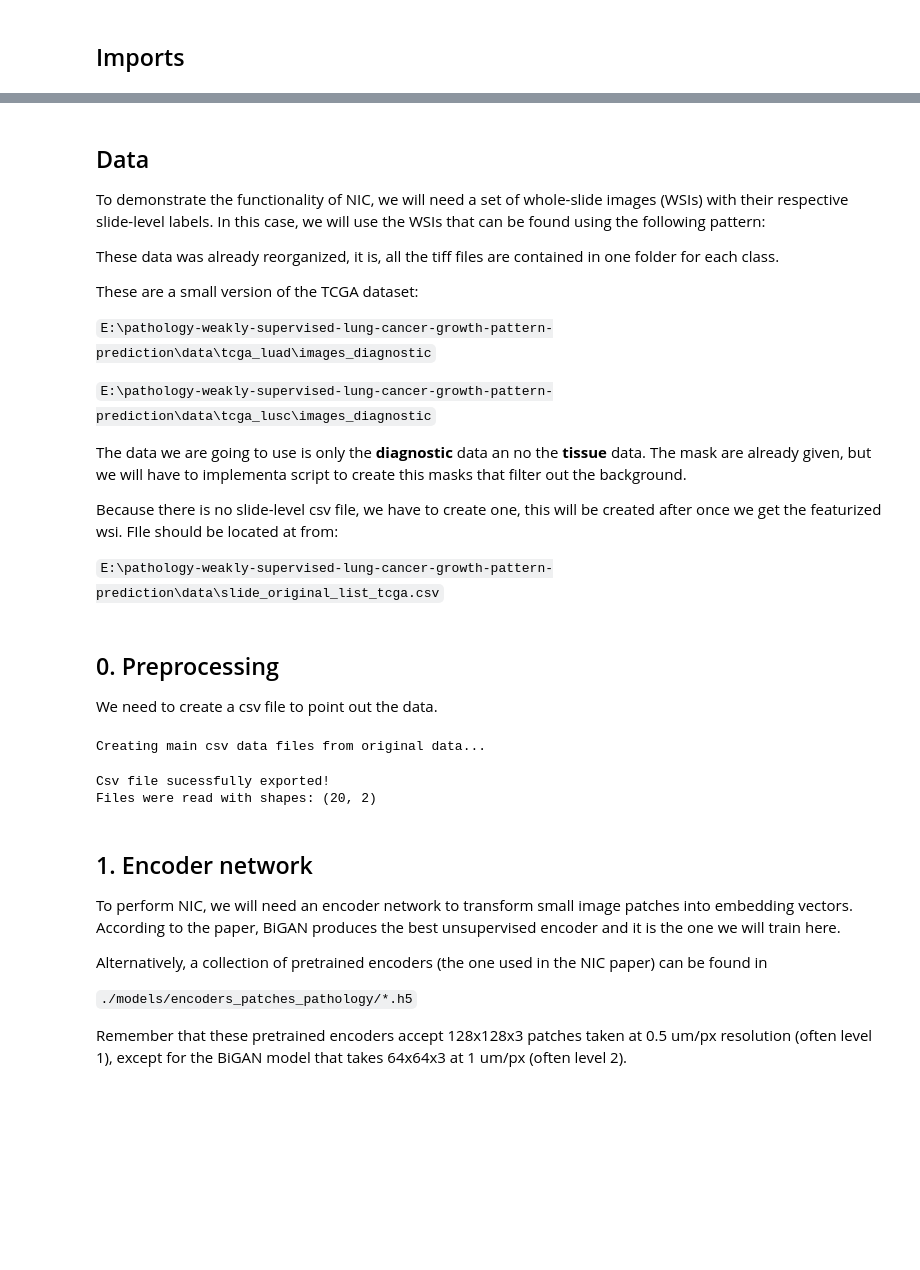
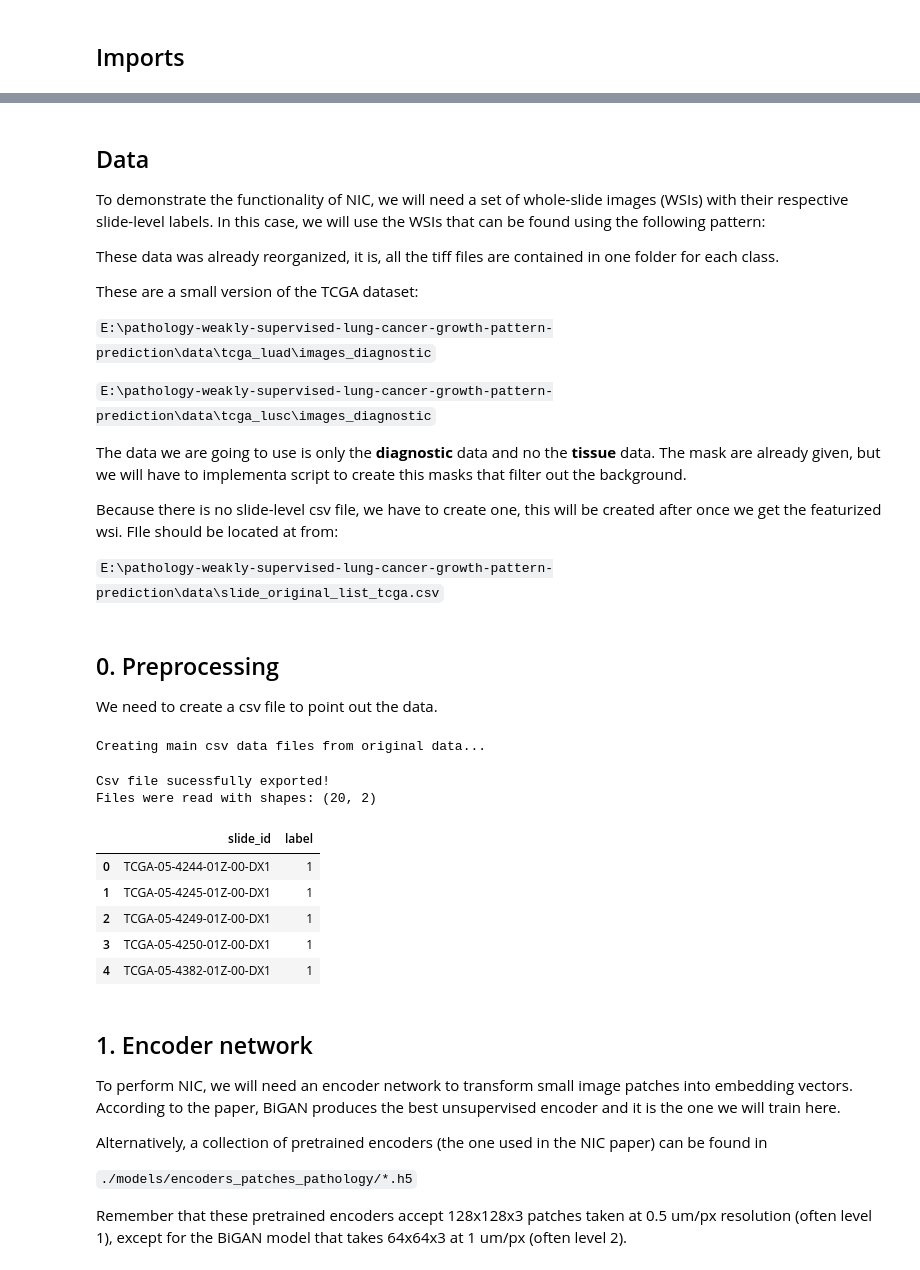
Before and after one commit to gabrielraya/lung-cancer, a Jupyter notebook: code/tutorial.ipynb, the cells around one changed output, grey strips where cells are left out. Drawn from its saved outputs; the diff is of its cells as text; code cells hidden in the pictures; blank space fills up the shorter version.

```diff
--- a/code/tutorial.ipynb
+++ b/code/tutorial.ipynb
@@ -25,7 +27,7 @@ These are a small version of the TCGA dataset:
 
 `E:\pathology-weakly-supervised-lung-cancer-growth-pattern-prediction\data\tcga_lusc\images_diagnostic`
 
-The data we are going to use is only the **diagnostic** data an no the **tissue** data. The mask are already given, but we will have to implementa script to create this masks that filter out the background.
+The data we are going to use is only the **diagnostic** data and no the **tissue** data. The mask are already given, but we will have to implementa script to create this masks that filter out the background.
 
 
 Because there is no slide-level csv file, we have to create one, this will be created after once we get the featurized wsi. FIle should be located at  from:
@@ -71,16 +73,23 @@ We need to create a csv file to point out the data.
 # %%
 from preprocessing import create_csv
 
 print('Creating main csv data files from original data...')
 create_csv(dir_luad_wsi, dir_lusc_wsi, csv_path_wsi, '.tif')
 
 # read files to check shapes
 df = pd.read_csv(csv_path_wsi)
 print(f'Files were read with shapes: {df.shape}')
+df.head()
 # %% [output]
 Creating main csv data files from original data...
 Csv file sucessfully exported!
 Files were read with shapes: (20, 2)
+|  | slide_id | label |
+| 0 | TCGA-05-4244-01Z-00-DX1 | 1 |
+| 1 | TCGA-05-4245-01Z-00-DX1 | 1 |
+| 2 | TCGA-05-4249-01Z-00-DX1 | 1 |
+| 3 | TCGA-05-4250-01Z-00-DX1 | 1 |
+| 4 | TCGA-05-4382-01Z-00-DX1 | 1 |
 # %% [markdown]
 ## 1. Encoder network ##
 
```
Also changed, not shown: parts of 5 cells of this notebook.
